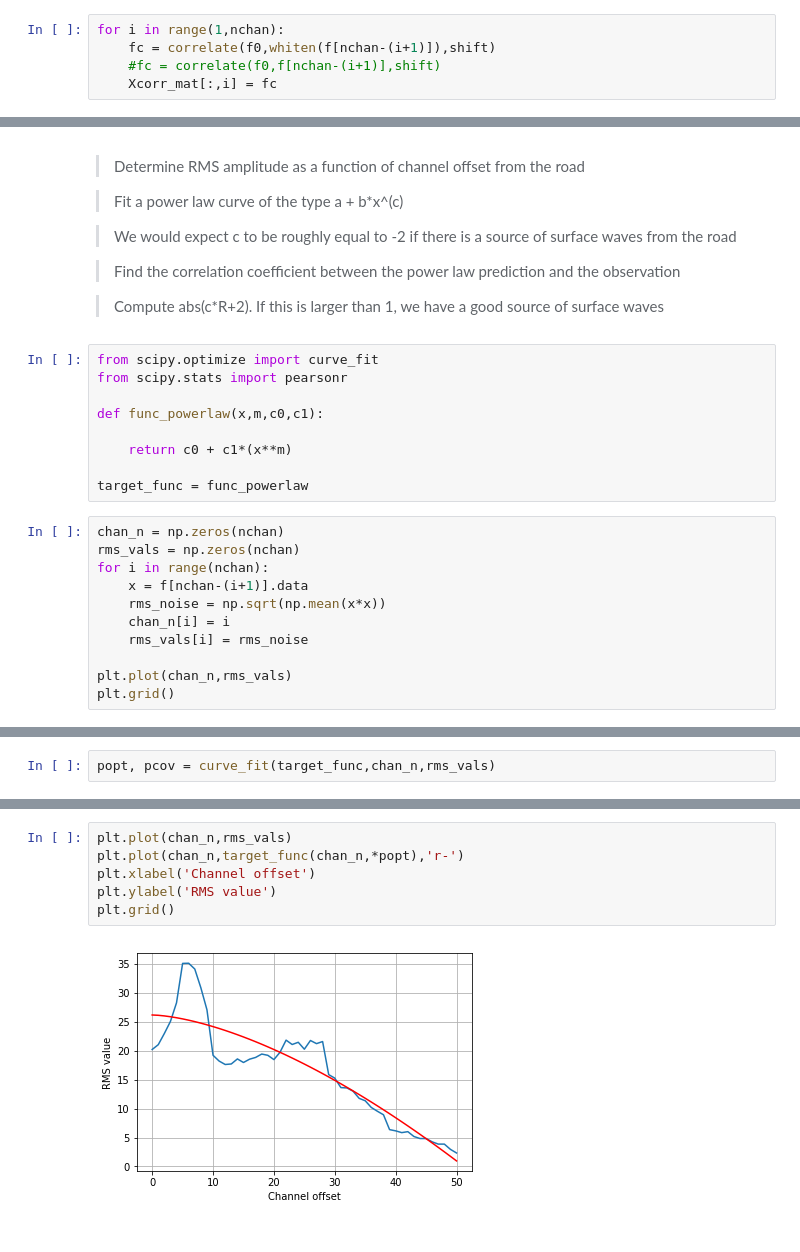
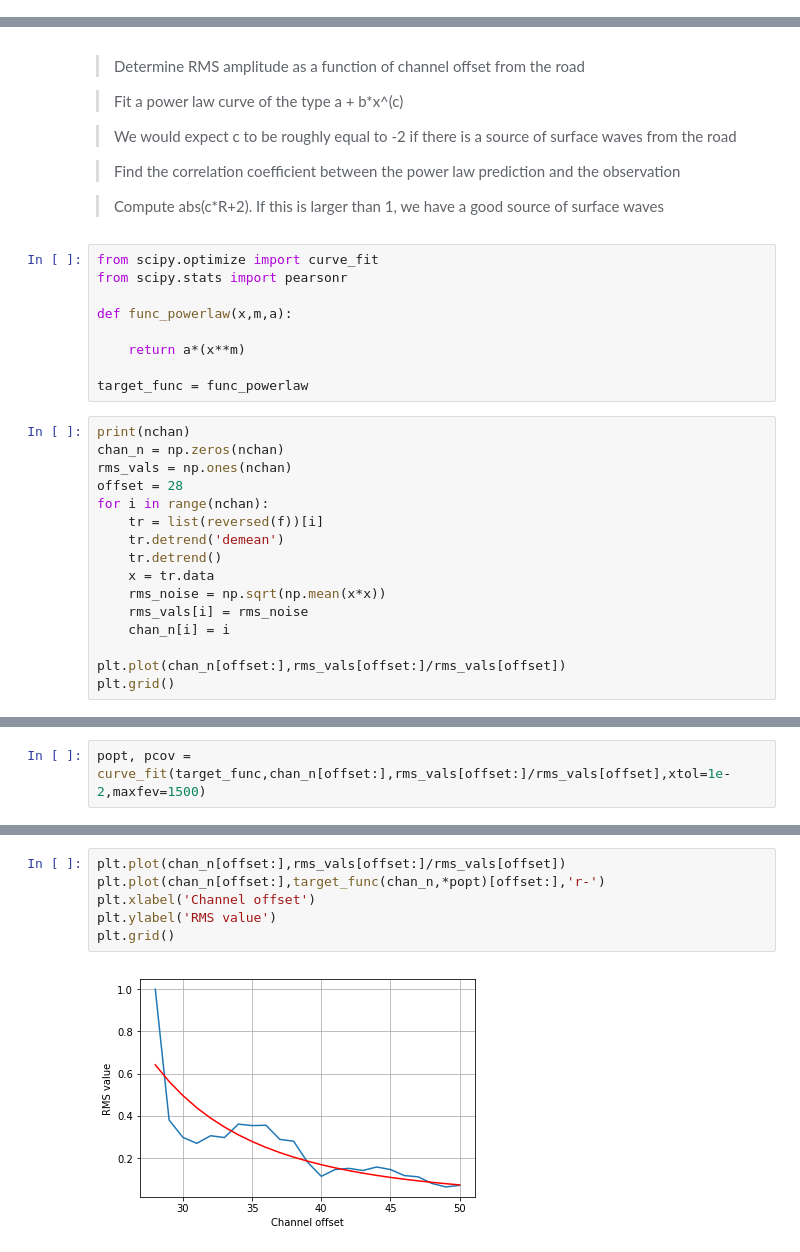
Before and after one commit to rmartinshort/Met_data_predict, a Jupyter notebook: notebooks/DAS XC test line 2EW.ipynb, the cells around one changed output, grey strips where cells are left out. Cells and saved outputs as stored; diff of their text form.

```diff
--- a/notebooks/DAS XC test line 2EW.ipynb
+++ b/notebooks/DAS XC test line 2EW.ipynb
@@ -83,6 +115 @@ Xcorr_mat[:,0] = fc
 [figure]
-# %%
-for i in range(1,nchan):
-    fc = correlate(f0,whiten(f[nchan-(i+1)]),shift)
-    #fc = correlate(f0,f[nchan-(i+1)],shift)
-    Xcorr_mat[:,i] = fc
@@ -116,20 +128,25 @@ plt.imshow(Xcorr_mat[shift-20:shift+20,:])
 from scipy.optimize import curve_fit
 from scipy.stats import pearsonr
 
-def func_powerlaw(x,m,c0,c1):
+def func_powerlaw(x,m,a):
 
-    return c0 + c1*(x**m)
+    return a*(x**m)
 
 target_func = func_powerlaw
 # %%
+print(nchan)
 chan_n = np.zeros(nchan)
-rms_vals = np.zeros(nchan)
+rms_vals = np.ones(nchan)
+offset = 28
 for i in range(nchan):
-    x = f[nchan-(i+1)].data
+    tr = list(reversed(f))[i]
+    tr.detrend('demean')
+    tr.detrend()
+    x = tr.data
     rms_noise = np.sqrt(np.mean(x*x))
+    rms_vals[i] = rms_noise
     chan_n[i] = i
-    rms_vals[i] = rms_noise
 
-plt.plot(chan_n,rms_vals)
+plt.plot(chan_n[offset:],rms_vals[offset:]/rms_vals[offset])
 plt.grid()
 # %% [output]
@@ -137,5 +155,5 @@ plt.grid()
 # %%
-popt, pcov = curve_fit(target_func,chan_n,rms_vals)
+popt, pcov = curve_fit(target_func,chan_n[offset:],rms_vals[offset:]/rms_vals[offset],xtol=1e-2,maxfev=1500)
 # %%
 popt
 # %% [output]
@@ -143,9 +168,9 @@ array([ 1.5725282 , 26.18276028, -0.05373139])
 # %%
-plt.plot(chan_n,rms_vals)
-plt.plot(chan_n,target_func(chan_n,*popt),'r-')
+plt.plot(chan_n[offset:],rms_vals[offset:]/rms_vals[offset])
+plt.plot(chan_n[offset:],target_func(chan_n,*popt)[offset:],'r-')
 plt.xlabel('Channel offset')
 plt.ylabel('RMS value')
 plt.grid()
 # %% [output]
-[figure, old version]
+[figure, new version]
 # %%
```
Also changed, not shown: parts of 15 cells of this notebook.
